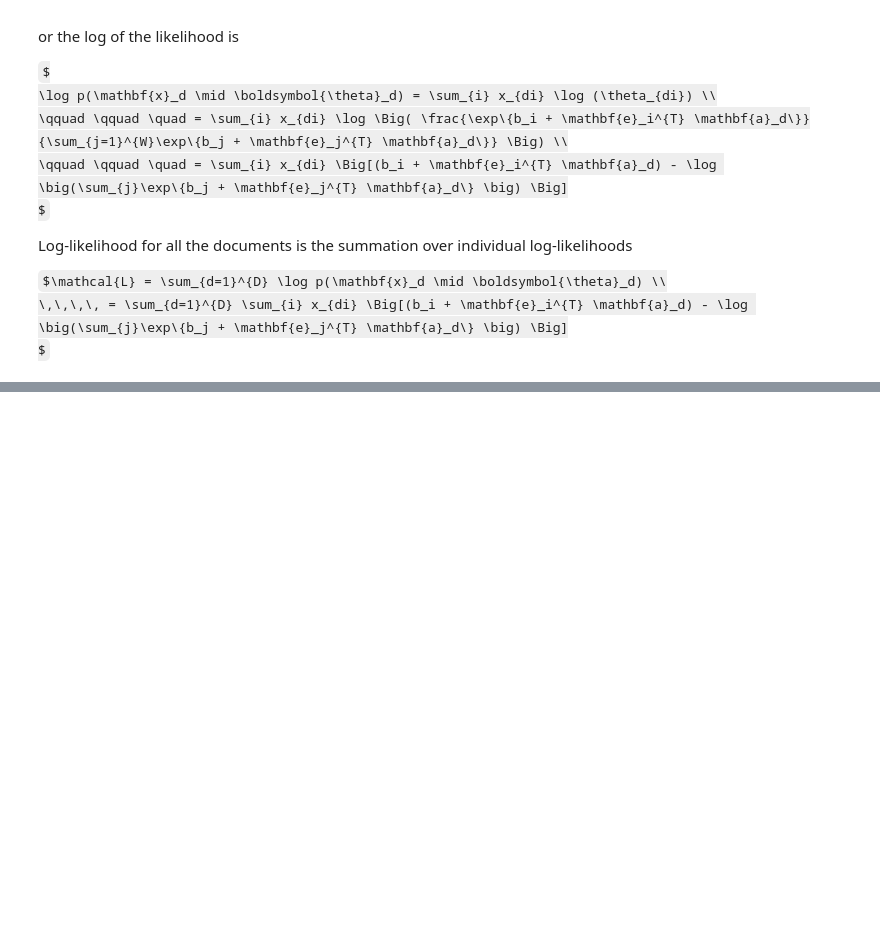
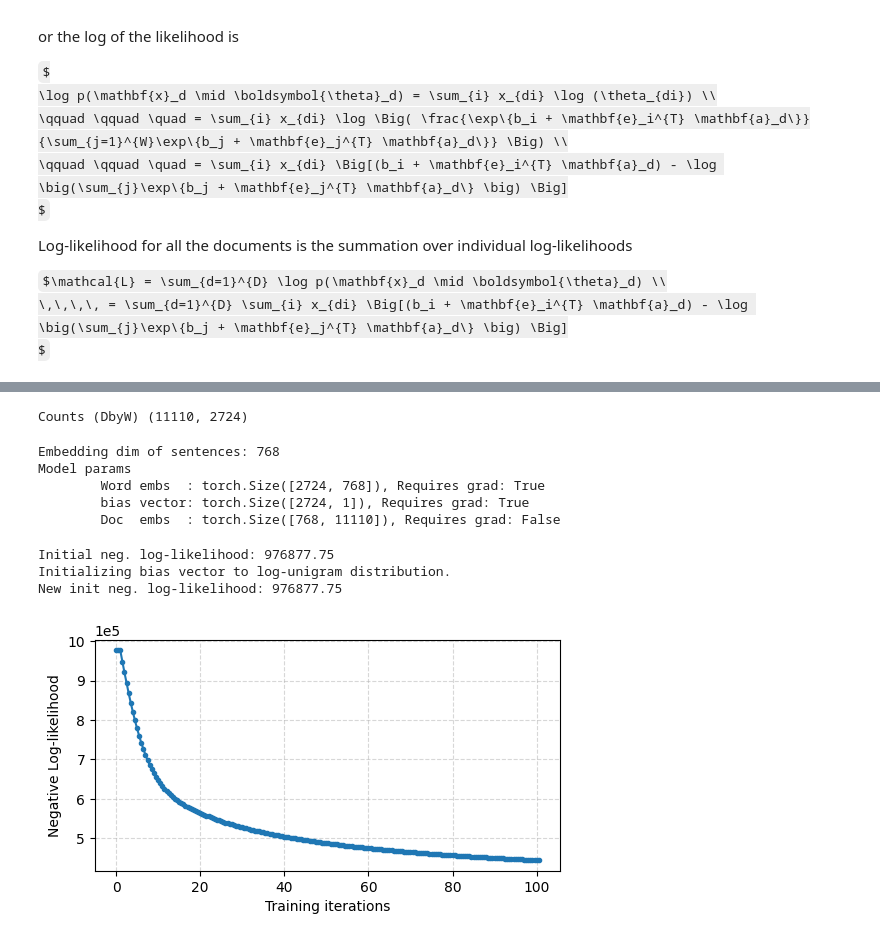
Before and after one commit to keya-dialog/jsalt-dialogue-lab, a Jupyter notebook: Part_2_Cluster_and_Visualize_MultiWoz_Subset.ipynb, the cells around one changed output, grey strips where cells are left out. Drawn from its saved outputs; the diff is of its cells as text; code cells hidden in the pictures; some formulas as TeX source; blank space fills up the shorter version.

Commit message:
bug fix, speed improvements,
better representative words for clusters

```diff
--- a/Part_2_Cluster_and_Visualize_MultiWoz_Subset.ipynb
+++ b/Part_2_Cluster_and_Visualize_MultiWoz_Subset.ipynb
@@ -801,56 +759,66 @@ print('Counts (DbyW)', DbyW.shape)
 int2vocab = {}
 for word, idx in count_vect.vocabulary_.items():
     int2vocab[idx] = word
-
-np.random.seed(99)
-
-# higher the embedding-dim, more semantic information could be captured, but at the same time
-# increases the number of parameters and also training time and memory requriements.
-
-# you could play with emb_dim = {20, 50, 64, 80, 100, 128}
-
-emb_dim = subset_embs.shape[1]  # embedding dim
-print('Embedding dim of sentences:', emb_dim)
-model = Model(DbyW.shape[0], DbyW.shape[1], emb_dim, subset_embs)
-
-initial_llh = model.compute_log_likelihood(DbyW)
-print("Initial  log-likelihood:", initial_llh)
-
-print("Initializing bias vector to log-unigram distribution.")
-model.init_bias_with_log_unigram_dist(DbyW)
-
-new_init_llh = model.compute_log_likelihood(DbyW)
-print("New init log-likelihood:", new_init_llh)
+# %% [output]
+Counts (DbyW) (11110, 2724)
 # %%
-train_iters = 50
+np.random.seed(99)
 
-# we could use different learning_rate for word and document embeddings
-# smaller learning rates can ensure that updates do not overshoot, but at the same time, it can many iterations
-# for the model to converge
+# higher the embedding-dim, more semantic information could be captured, but at the same time
+# increases the number of parameters and also training time and memory requriements.
+
+emb_dim = subset_embs.shape[1]  # embedding dim
+print('Embedding dim of sentences:', emb_dim)
+
+model = Model(DbyW.shape[0], DbyW.shape[1], emb_dim, subset_embs)
+
+print(model)
+
+train_iters = 200
 
 # higher learning rate can make big steps, but can overshoot, one can use backtracking approach to make smaller steps.
 
 # You can play with various learning rate and see how quickly the model converges
-learning_rate = {'E': 0.0005, 'A': 0.001}
+learning_rate = 0.01
+
+# Create an optimizer
+opt = torch.optim.AdamW(model.parameters(), lr=learning_rate, weight_decay=1e-4)
+# %% [output]
+Embedding dim of sentences: 768
+Model params
+        Word embs  : torch.Size([2724, 768]), Requires grad: True
+        bias vector: torch.Size([2724, 1]), Requires grad: True
+        Doc  embs  : torch.Size([768, 11110]), Requires grad: False
-# %%
-# Let's train the model
-# Run this cell again to continue traning for more iterations
-os.environ['OMP_NUM_THREADS'] = '4'
-os.environ['MKL_NUM_THREADS'] = '4'
-model, llhs = train(model, DbyW, train_iters, learning_rate)
+# %%
+# Let's train the model
+# Run this cell again to continue traning for more iterations
+os.environ['OMP_NUM_THREADS'] = '4'
+os.environ['MKL_NUM_THREADS'] = '4'
+
+device = torch.device("cuda")
+model.cuda()
+
+model, llhs = train(model, DbyW, train_iters, opt, device)
+# %% [output]
+Initial neg. log-likelihood: 976877.75
+Initializing bias vector to log-unigram distribution.
+New init neg. log-likelihood: 976877.75
 # %%
 def plot_log_likelihood(llhs, fig_num):
 
-    plt.figure(fig_num)
+    plt.figure(fig_num, figsize=(6, 3))
     plt.plot(np.arange(0, len(llhs)/2., 0.5), llhs, '.-')
 
     plt.xlabel('Training iterations')
-    plt.ylabel('Log-likelihood')
+    plt.ylabel('Negative Log-likelihood')
 
+    plt.ticklabel_format(axis='y', style='sci', scilimits=(5, 5))
     plt.grid(alpha=0.5, linestyle='--')
     plt.show()
 
 plot_log_likelihood(llhs, 10)
+# %% [output]
+[figure, added]
 # %%
 # Cluster and Get more representative words using the trained word embeddings
 
```
Also changed, not shown: parts of 25 cells of this notebook.
